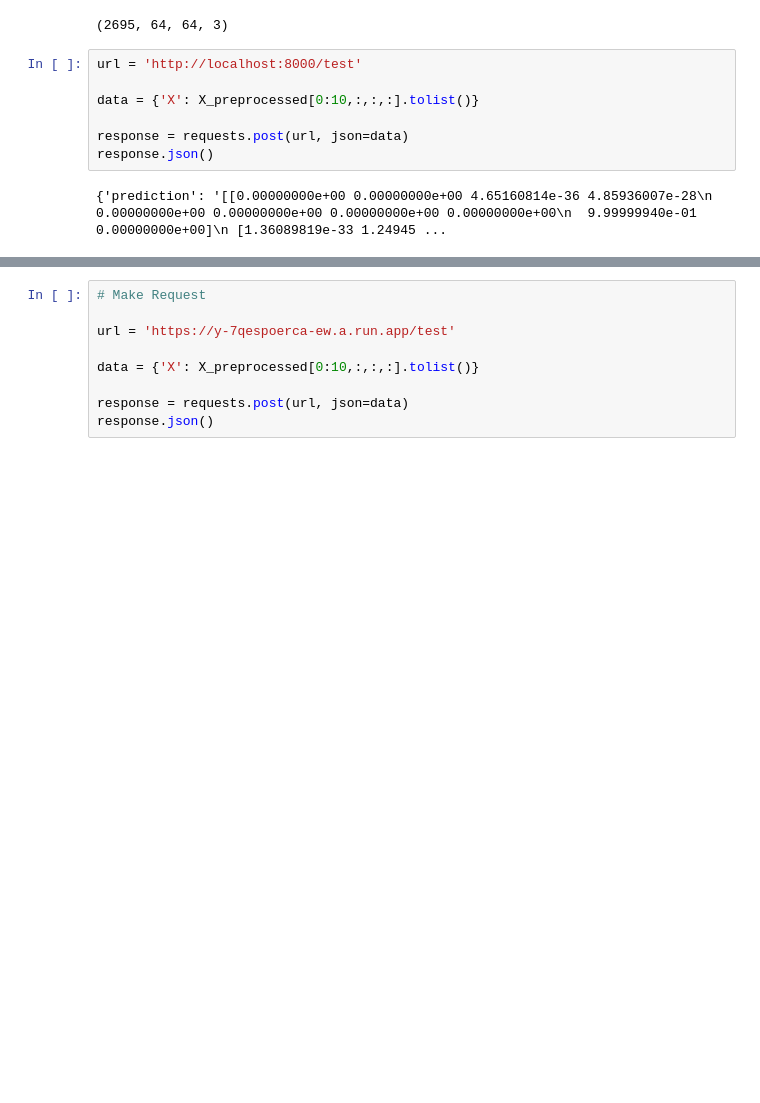
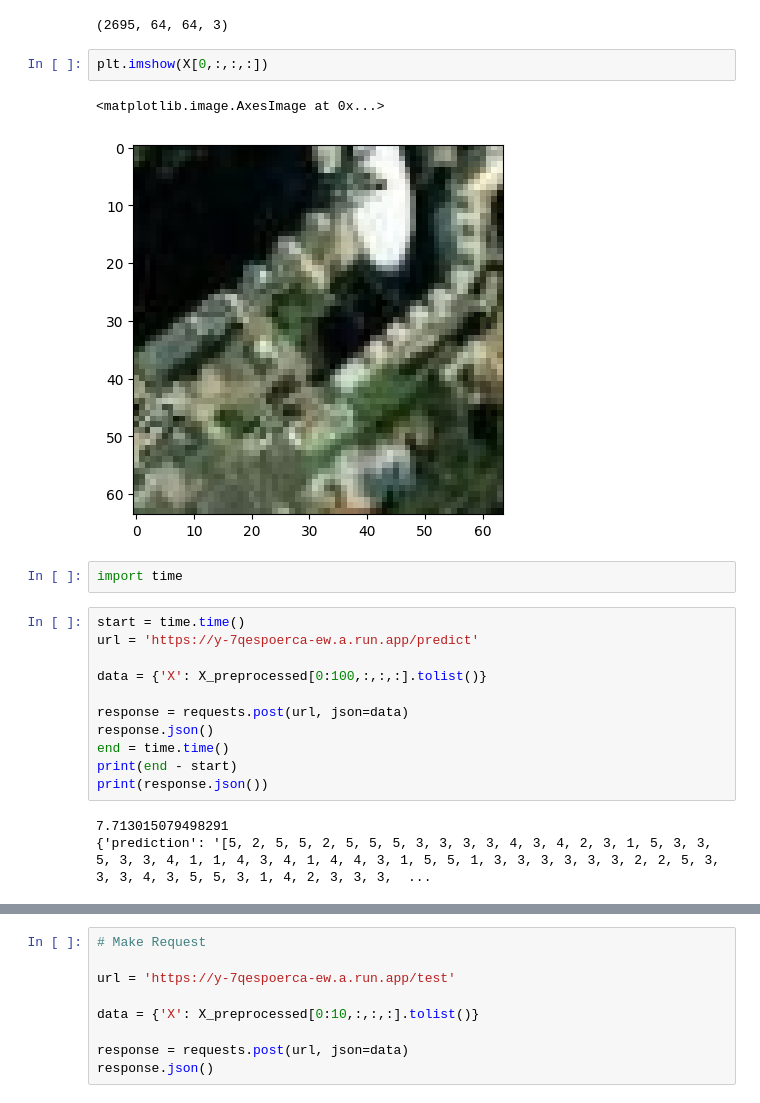
Before and after one commit to pmpmchaves/City-Categorization-Project, a Jupyter notebook: notebooks/API_Clean.ipynb, the cells around one changed output, grey strips where cells are left out. Drawn from its saved outputs; the diff is of its cells as text; blank space fills up the shorter version.

```diff
--- a/notebooks/API_Clean.ipynb
+++ b/notebooks/API_Clean.ipynb
@@ -195,12 +195,24 @@ X_preprocessed = preprocess_input(X)
 X_preprocessed.shape
 # %% [output]
 (2695, 64, 64, 3)
+# %%
+plt.imshow(X[0,:,:,:])
+# %% [output]
+<matplotlib.image.AxesImage at 0x...>
+[figure, added]
+# %%
+import time
 # %%
-url = 'http://localhost:8000/test'
+start = time.time()
+url = 'https://y-7qespoerca-ew.a.run.app/predict'
 
-data = {'X': X_preprocessed[0:10,:,:,:].tolist()}
+data = {'X': X_preprocessed[0:100,:,:,:].tolist()}
 
 response = requests.post(url, json=data)
 response.json()
+end = time.time()
+print(end - start)
+print(response.json())
 # %% [output]
-{'prediction': '[[0.00000000e+00 0.00000000e+00 4.65160814e-36 4.85936007e-28\n  0.00000000e+00 0.00000000e+00 0.00000000e+00 0.00000000e+00\n  9.99999940e-01 0.00000000e+00]\n [1.36089819e-33 1.24945 ...
+7.713015079498291
+{'prediction': '[5, 2, 5, 5, 2, 5, 5, 5, 3, 3, 3, 3, 4, 3, 4, 2, 3, 1, 5, 3, 3, 5, 3, 3, 4, 1, 1, 4, 3, 4, 1, 4, 4, 3, 1, 5, 5, 1, 3, 3, 3, 3, 3, 3, 2, 2, 5, 3, 3, 3, 4, 3, 5, 5, 3, 1, 4, 2, 3, 3, 3,  ...
```
Also changed, not shown: parts of 4 cells of this notebook, 4 other files.
